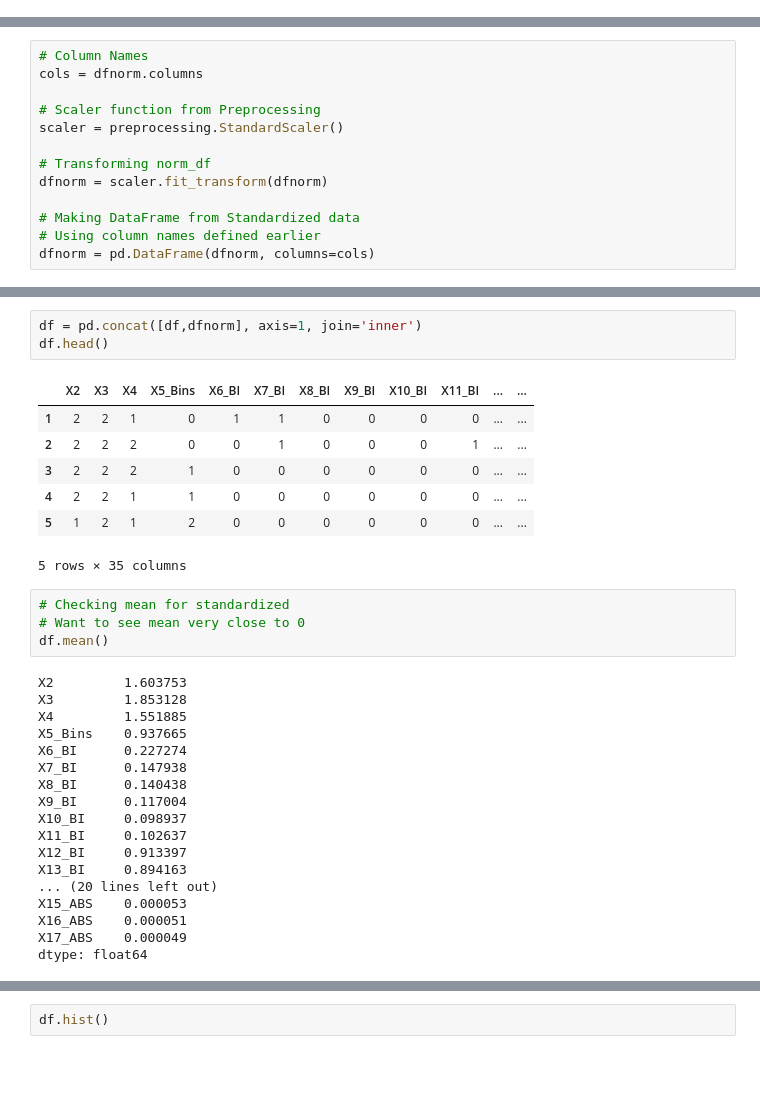
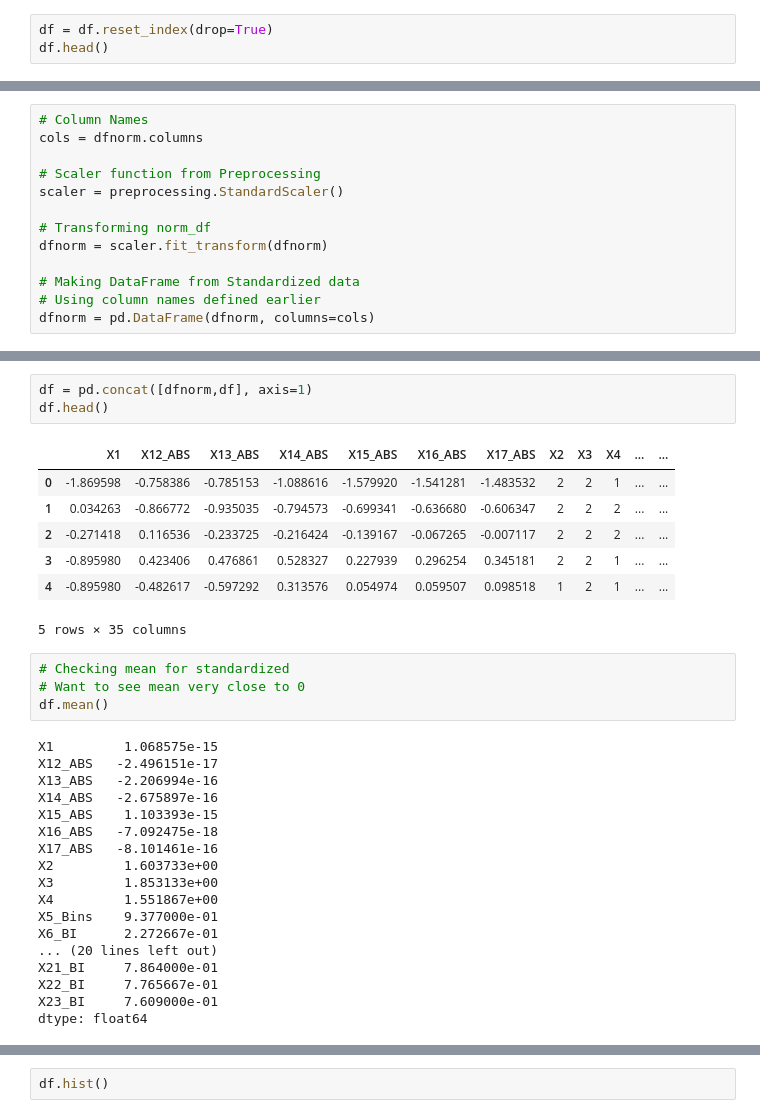
Before and after one commit to BA545-SP2019/2019-competition2-jkj, a Jupyter notebook: Pipe5.ipynb, the cells around one changed output, grey strips where cells are left out. Drawn from its saved outputs; the diff is of its cells as text; blank space fills up the shorter version.

```diff
--- a/Pipe5.ipynb
+++ b/Pipe5.ipynb
@@ -33,3 +33,6 @@ df.head(15)
 | 14 | 70000 | 1 | 2 | 2 | 30 | 1 | 2 | 2 | 0 | 0 | ... | ... |
 | 15 | 250000 | 1 | 1 | 2 | 29 | 0 | 0 | 0 | 0 | 0 | ... | ... |
 15 rows × 24 columns
+# %%
+df = df.reset_index(drop=True)
+df.head()
@@ -481,35 +473,35 @@ print(dfnorm)
 # %%
-df = pd.concat([df,dfnorm], axis=1, join='inner')
+df = pd.concat([dfnorm,df], axis=1)
 df.head()
 # %% [output]
-|  | X2 | X3 | X4 | X5_Bins | X6_BI | X7_BI | X8_BI | X9_BI | X10_BI | X11_BI | ... | ... |
-| 1 | 2 | 2 | 1 | 0 | 1 | 1 | 0 | 0 | 0 | 0 | ... | ... |
-| 2 | 2 | 2 | 2 | 0 | 0 | 1 | 0 | 0 | 0 | 1 | ... | ... |
-| 3 | 2 | 2 | 2 | 1 | 0 | 0 | 0 | 0 | 0 | 0 | ... | ... |
-| 4 | 2 | 2 | 1 | 1 | 0 | 0 | 0 | 0 | 0 | 0 | ... | ... |
-| 5 | 1 | 2 | 1 | 2 | 0 | 0 | 0 | 0 | 0 | 0 | ... | ... |
+|  | X1 | X12_ABS | X13_ABS | X14_ABS | X15_ABS | X16_ABS | X17_ABS | X2 | X3 | X4 | ... | ... |
+| 0 | -1.869598 | -0.758386 | -0.785153 | -1.088616 | -1.579920 | -1.541281 | -1.483532 | 2 | 2 | 1 | ... | ... |
+| 1 | 0.034263 | -0.866772 | -0.935035 | -0.794573 | -0.699341 | -0.636680 | -0.606347 | 2 | 2 | 2 | ... | ... |
+| 2 | -0.271418 | 0.116536 | -0.233725 | -0.216424 | -0.139167 | -0.067265 | -0.007117 | 2 | 2 | 2 | ... | ... |
+| 3 | -0.895980 | 0.423406 | 0.476861 | 0.528327 | 0.227939 | 0.296254 | 0.345181 | 2 | 2 | 1 | ... | ... |
+| 4 | -0.895980 | -0.482617 | -0.597292 | 0.313576 | 0.054974 | 0.059507 | 0.098518 | 1 | 2 | 1 | ... | ... |
 5 rows × 35 columns
 # %%
 # Checking mean for standardized
 # Want to see mean very close to 0
 df.mean()
 # %% [output]
-X2         1.603753
-X3         1.853128
-X4         1.551885
-X5_Bins    0.937665
-X6_BI      0.227274
-X7_BI      0.147938
-X8_BI      0.140438
-X9_BI      0.117004
-X10_BI     0.098937
-X11_BI     0.102637
-X12_BI     0.913397
-X13_BI     0.894163
+X1         1.068575e-15
+X12_ABS   -2.496151e-17
+X13_ABS   -2.206994e-16
+X14_ABS   -2.675897e-16
+X15_ABS    1.103393e-15
+X16_ABS   -7.092475e-18
+X17_ABS   -8.101461e-16
+X2         1.603733e+00
+X3         1.853133e+00
+X4         1.551867e+00
+X5_Bins    9.377000e-01
+X6_BI      2.272667e-01
 ... (20 lines left out)
-X15_ABS    0.000053
-X16_ABS    0.000051
-X17_ABS    0.000049
+X21_BI     7.864000e-01
+X22_BI     7.765667e-01
+X23_BI     7.609000e-01
 dtype: float64
 # %%
 # Checking standard deviation of standardized data
```
Also changed, not shown: parts of 28 cells of this notebook, 21 other files.
